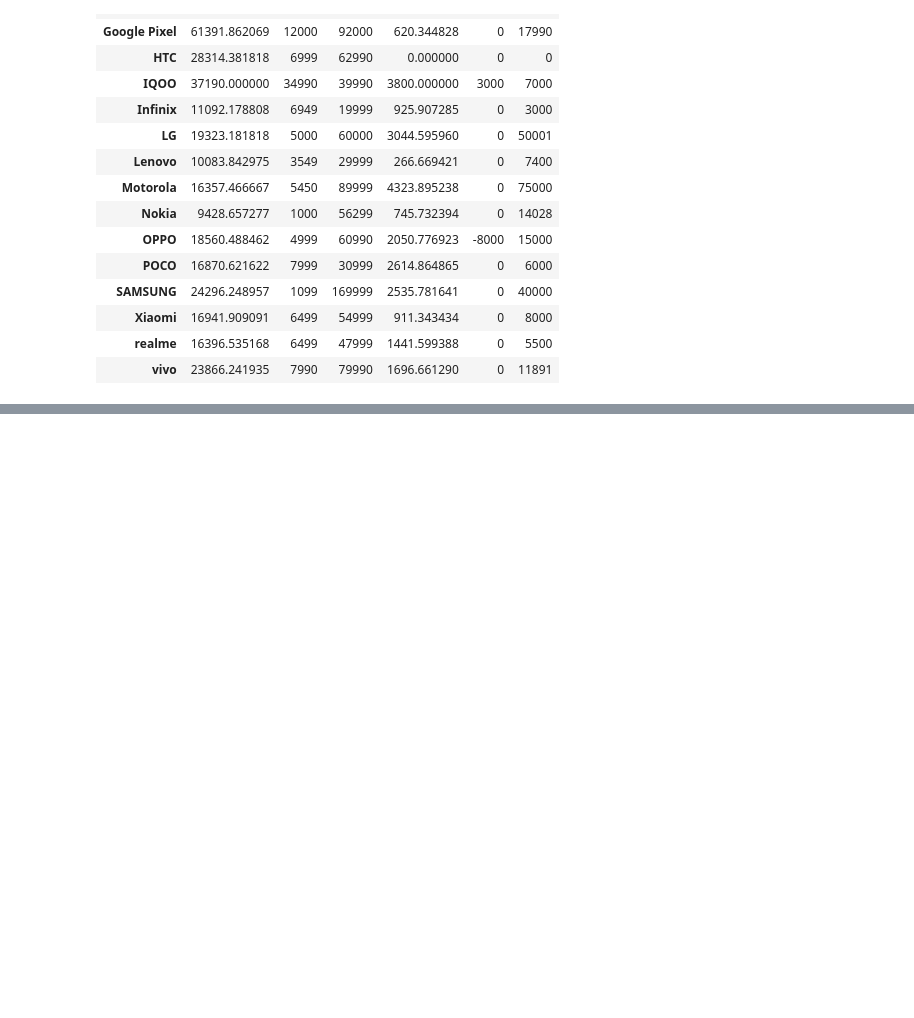
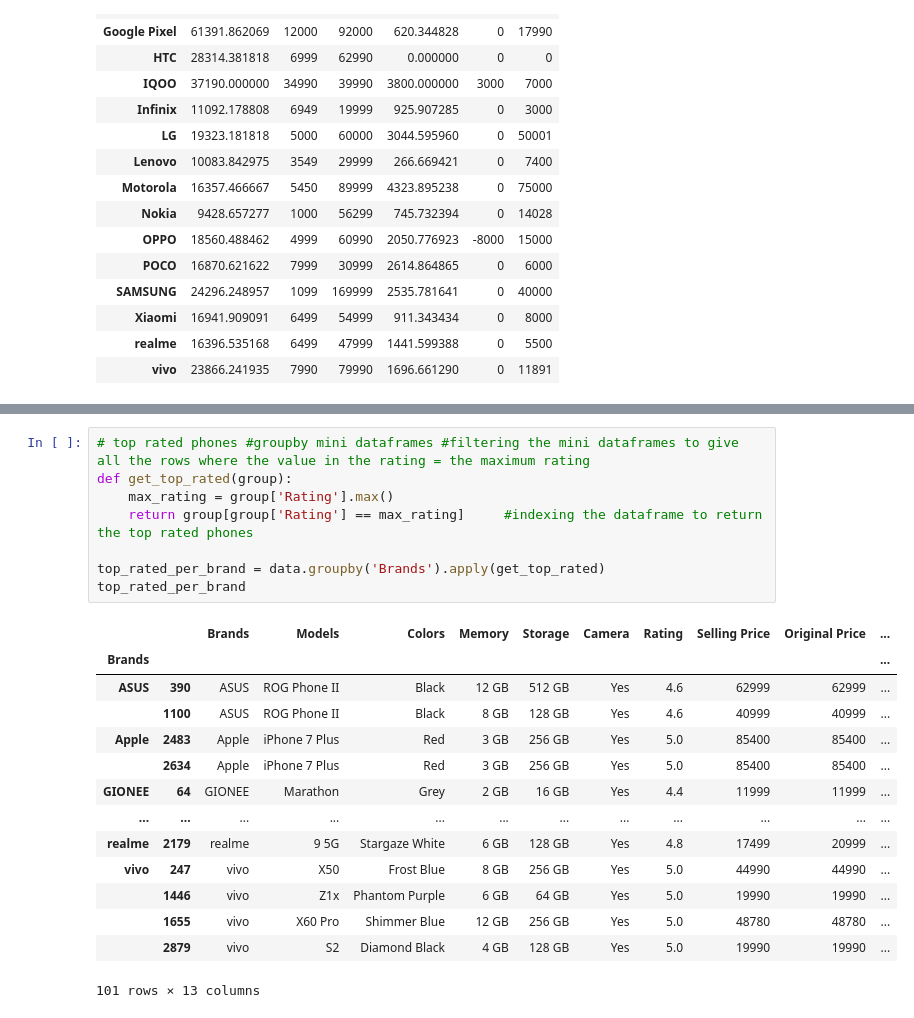
Before and after one commit to Humpnduati/25e---PyData, a Jupyter notebook: pandas.ipynb, the cells around one changed output, grey strips where cells are left out. Cells and saved outputs as stored; diff of their text form; blank space fills up the shorter version.

```diff
--- a/pandas.ipynb
+++ b/pandas.ipynb
@@ -193,0 +229,23 @@ data.groupby('Brands')[['Selling Price', 'Discount']].agg(['mean', 'min', 'max']
+# %%
+# top rated phones #groupby mini dataframes #filtering the mini dataframes to give all the rows where the value in the rating = the maximum rating
+def get_top_rated(group):
+    max_rating = group['Rating'].max()
+    return group[group['Rating'] == max_rating]     #indexing the dataframe to return the top rated phones
+
+top_rated_per_brand = data.groupby('Brands').apply(get_top_rated)
+top_rated_per_brand
+# %% [output]
+|  |  | Brands | Models | Colors | Memory | Storage | Camera | Rating | Selling Price | Original Price | ... |
+| Brands |  |  |  |  |  |  |  |  |  |  | ... |
+| ASUS | 390 | ASUS | ROG Phone II | Black | 12 GB | 512 GB | Yes | 4.6 | 62999 | 62999 | ... |
+|  | 1100 | ASUS | ROG Phone II | Black | 8 GB | 128 GB | Yes | 4.6 | 40999 | 40999 | ... |
+| Apple | 2483 | Apple | iPhone 7 Plus | Red | 3 GB | 256 GB | Yes | 5.0 | 85400 | 85400 | ... |
+|  | 2634 | Apple | iPhone 7 Plus | Red | 3 GB | 256 GB | Yes | 5.0 | 85400 | 85400 | ... |
+| GIONEE | 64 | GIONEE | Marathon | Grey | 2 GB | 16 GB | Yes | 4.4 | 11999 | 11999 | ... |
+| ... | ... | ... | ... | ... | ... | ... | ... | ... | ... | ... | ... |
+| realme | 2179 | realme | 9 5G | Stargaze White | 6 GB | 128 GB | Yes | 4.8 | 17499 | 20999 | ... |
+| vivo | 247 | vivo | X50 | Frost Blue | 8 GB | 256 GB | Yes | 5.0 | 44990 | 44990 | ... |
+|  | 1446 | vivo | Z1x | Phantom Purple | 6 GB | 64 GB | Yes | 5.0 | 19990 | 19990 | ... |
+|  | 1655 | vivo | X60 Pro | Shimmer Blue | 12 GB | 256 GB | Yes | 5.0 | 48780 | 48780 | ... |
+|  | 2879 | vivo | S2 | Diamond Black | 4 GB | 128 GB | Yes | 5.0 | 19990 | 19990 | ... |
+101 rows × 13 columns
```
Also changed, not shown: parts of 34 cells of this notebook, 1 other file.
